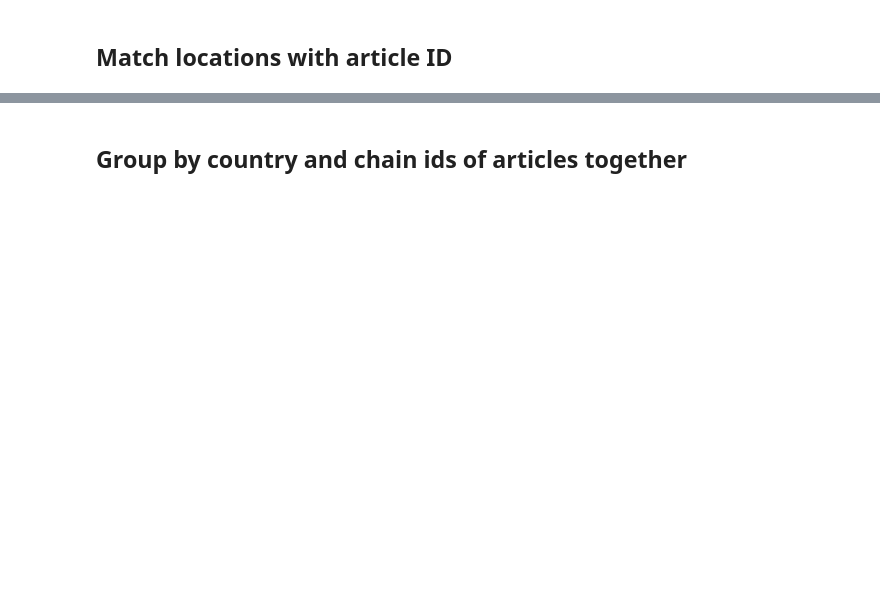
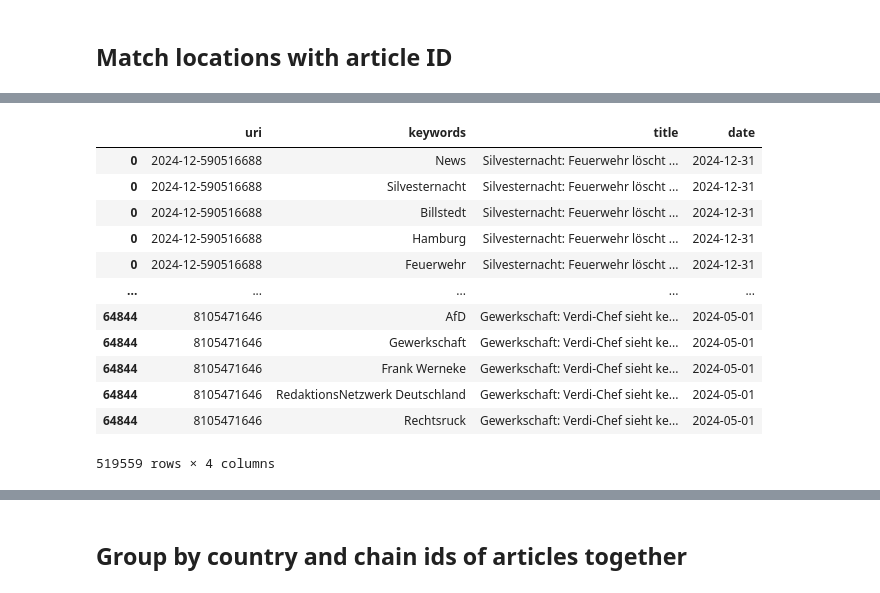
Before and after one commit to more-ginger/pn-analysis, a Jupyter notebook: notebooks/categories/places.ipynb, the cells around one changed output, grey strips where cells are left out. Cells and saved outputs as stored; diff of their text form; code cells hidden in the pictures; blank space fills up the shorter version.

```diff
--- a/notebooks/categories/places.ipynb
+++ b/notebooks/categories/places.ipynb
@@ -251,4 +434,20 @@ zeit_categories = zeit_full_year.explode("keywords")
 # %%
 zeit_categories = zeit_categories[["uri", "keywords", "title", "date"]]
+# %%
+zeit_categories
+# %% [output]
+|  | uri | keywords | title | date |
+| 0 | 2024-12-590516688 | News | Silvesternacht: Feuerwehr löscht ... | 2024-12-31 |
+| 0 | 2024-12-590516688 | Silvesternacht | Silvesternacht: Feuerwehr löscht ... | 2024-12-31 |
+| 0 | 2024-12-590516688 | Billstedt | Silvesternacht: Feuerwehr löscht ... | 2024-12-31 |
+| 0 | 2024-12-590516688 | Hamburg | Silvesternacht: Feuerwehr löscht ... | 2024-12-31 |
+| 0 | 2024-12-590516688 | Feuerwehr | Silvesternacht: Feuerwehr löscht ... | 2024-12-31 |
+| ... | ... | ... | ... | ... |
+| 64844 | 8105471646 | AfD | Gewerkschaft: Verdi-Chef sieht ke... | 2024-05-01 |
+| 64844 | 8105471646 | Gewerkschaft | Gewerkschaft: Verdi-Chef sieht ke... | 2024-05-01 |
+| 64844 | 8105471646 | Frank Werneke | Gewerkschaft: Verdi-Chef sieht ke... | 2024-05-01 |
+| 64844 | 8105471646 | RedaktionsNetzwerk Deutschland | Gewerkschaft: Verdi-Chef sieht ke... | 2024-05-01 |
+| 64844 | 8105471646 | Rechtsruck | Gewerkschaft: Verdi-Chef sieht ke... | 2024-05-01 |
+519559 rows × 4 columns
 # %%
 zeit_categories.rename(columns={"keywords": "keyword", "uri": "_id"}, inplace=True)
```
Also changed, not shown: parts of 43 cells of this notebook, 1 other file.
